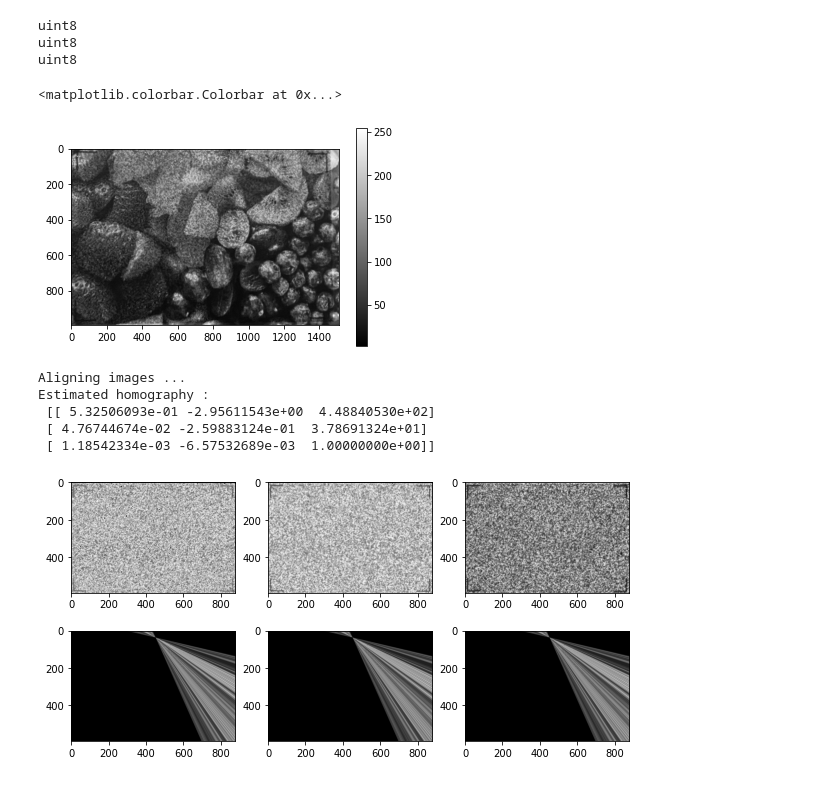
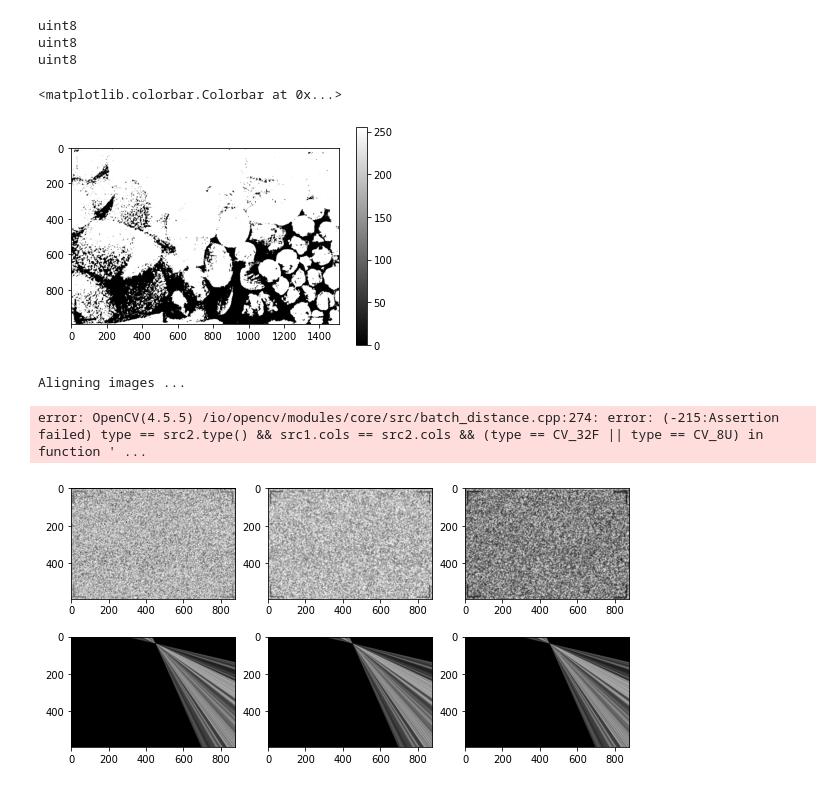
Before and after one commit to Leviticoos/Digichrome, a Jupyter notebook: ORB Matching.ipynb, the cells around one changed output. Drawn from its saved outputs; the diff is of its cells as text; code cells hidden in the pictures.

Commit message:
The ORB is not please with my attempts at making photos binary. I will try again in the coming days, if the ORB is willing. If I do not make it back, tell my wife I love her.

```diff
--- a/ORB Matching.ipynb
+++ b/ORB Matching.ipynb
@@ -60,26 +60,35 @@ def alignImages(im1, im2):
 # %%
 # Open the image files.
 imReference = imread('Filters-Round-1/RGB_0.1mm_1a.tif')
+film_img = imread('Fruit-Bowl/RGB_0.1mm_1a.jpg')
+
+#process to right size and var type
 imReference = (imReference / 255).astype('uint8')
-film_img = imread('Fruit-Bowl/RGB_0.1mm_1a.jpg')
 rot_film_img = rotate(film_img, 90, mode='wrap')
 crop_film_img = rot_film_img[1580:2575,590:2100,:]
 crop_film_img = (crop_film_img * 255).astype('uint8')
+
+#Process the images to be better orb'd
+imReference = (imReference>200).astype('uint8')
+
 crop_film_img = cv2.cvtColor(crop_film_img, cv2.COLOR_BGR2GRAY)
+crop_film_img = crop_film_img
 
 print(imReference.dtype)
 print(film_img.dtype)
 print(crop_film_img.dtype)
 
 im = crop_film_img
+x, im = cv2.threshold(im,40,255,cv2.THRESH_BINARY)
+im = im.astype('uint8')
 plt.imshow(im, cmap="gray")
 plt.colorbar()
 # %% [output]
 uint8
 uint8
 uint8
 <matplotlib.colorbar.Colorbar at 0x...>
-[figure, old version]
+[figure, new version]
 # %%
 #Align photos
 print("Aligning images ...")
@@ -90,10 +99,7 @@ imReg, imFilt, h = alignImages(im, imReference)
 print("Estimated homography : \n",  h)
 # %% [output]
 Aligning images ...
-Estimated homography :
- [[ 5.32506093e-01 -2.95611543e+00  4.48840530e+02]
- [ 4.76744674e-02 -2.59883124e-01  3.78691324e+01]
- [ 1.18542334e-03 -6.57532689e-03  1.00000000e+00]]
+error: OpenCV(4.5.5) /io/opencv/modules/core/src/batch_distance.cpp:274: error: (-215:Assertion failed) type == src2.type() && src1.cols == src2.cols && (type == CV_32F || type == CV_8U) in function ' ...
 # %%
 filterR = imFilt[:,:,0]
 filterG = imFilt[:,:,1]
```
Also changed, not shown: 1 other file.
